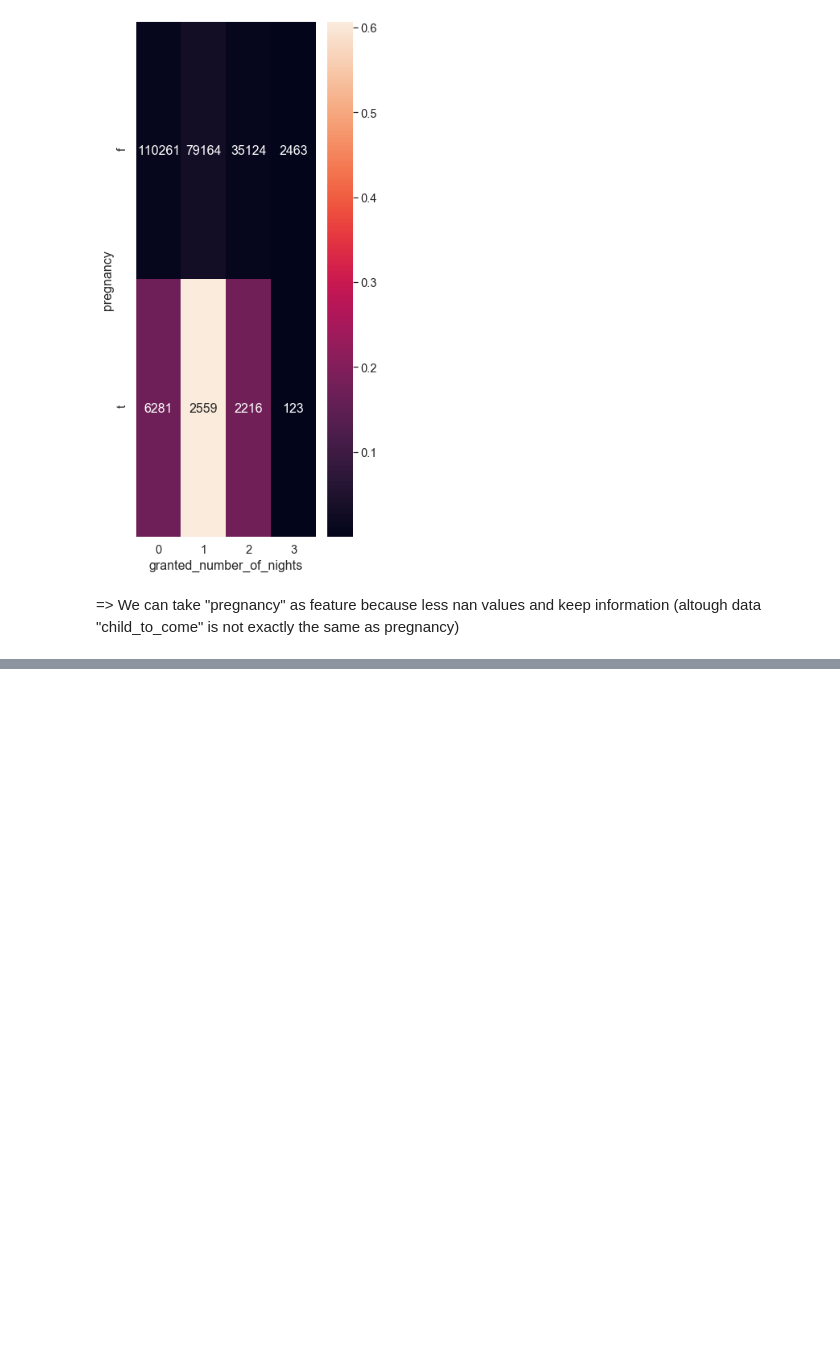
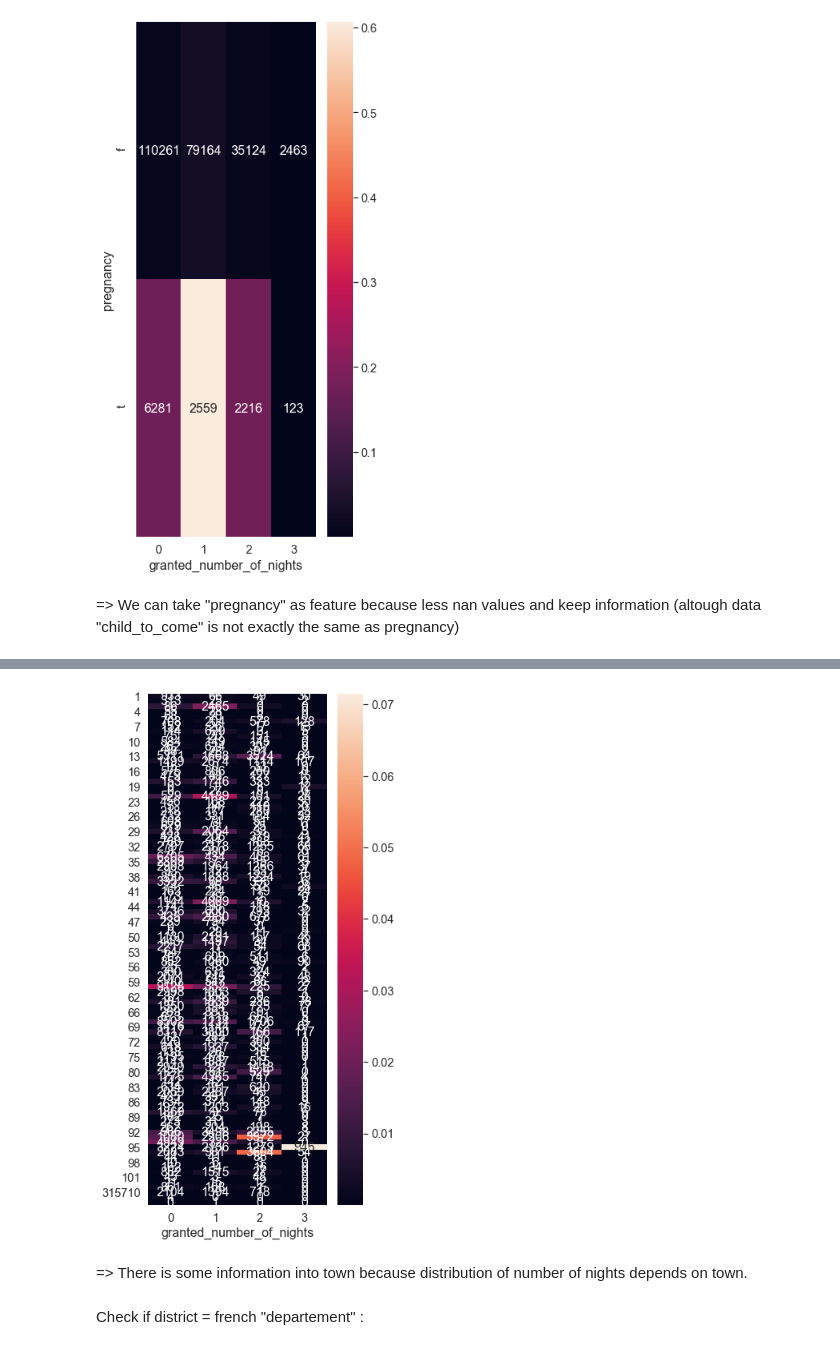
Before and after one commit to jeugregg/data-science-test, a Jupyter notebook: 01_Exploration_Data.ipynb, the cells around one changed output, grey strips where cells are left out. Saved outputs shown, nothing was run; the diff lists cells and outputs as text; code cells hidden in the pictures; blank space fills up the shorter version.

```diff
--- a/01_Exploration_Data.ipynb
+++ b/01_Exploration_Data.ipynb
@@ -1216,0 +1290,8 @@ plot_cont(X="pregnancy", Y="granted_number_of_nights", data=requests_train)
+# %%
+plot_cont(X="district", Y="granted_number_of_nights", data=requests_train)
+# %% [output]
+[figure, added]
+# %% [markdown]
+=> There is some information into town because distribution of number of nights depends on town.
+# %% [markdown]
+Check if district = french "departement" :
```
Also changed, not shown: parts of 152 cells of this notebook, 5 other files.
